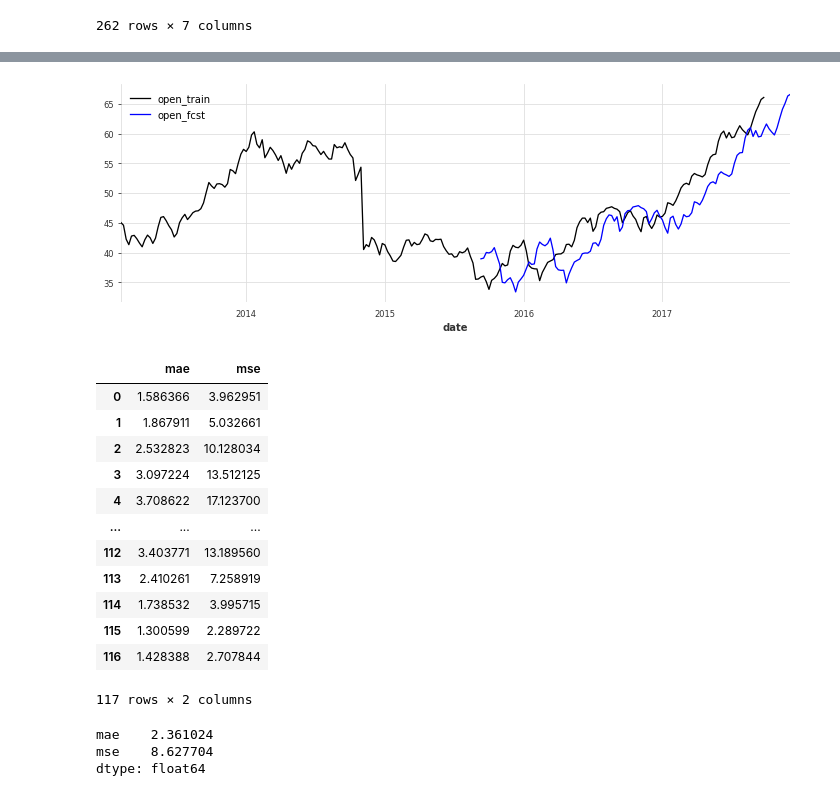
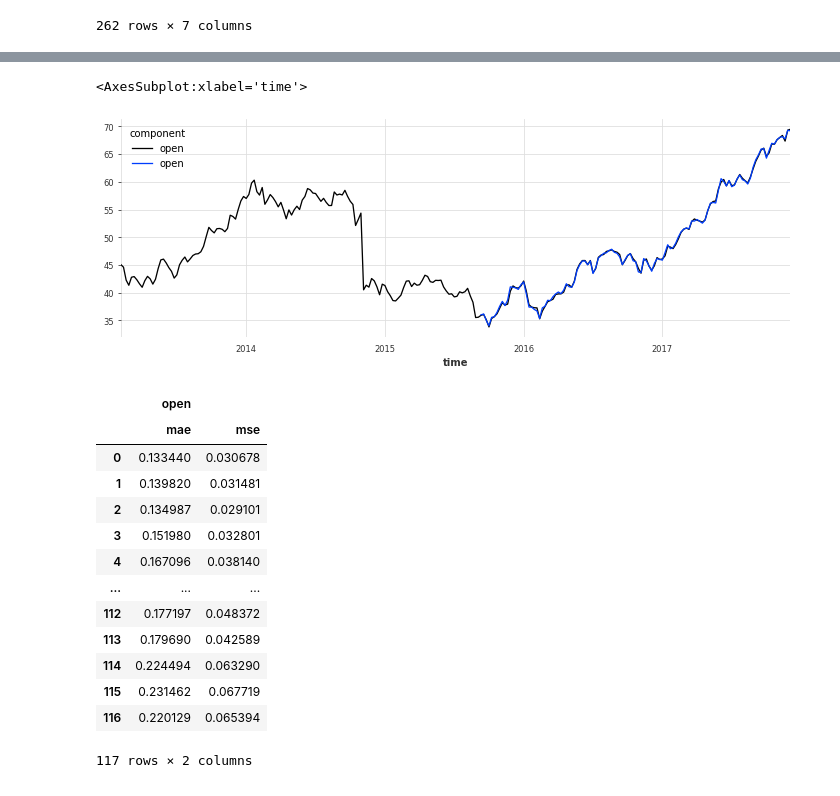
Before and after one commit to coldwhitewinters/tstools, a Jupyter notebook: notebook/tstools-playground-Copy1.ipynb, the cells around one changed output, grey strips where cells are left out. Cells and saved outputs as stored; diff of their text form; code cells hidden in the pictures.

Commit message:
Move functionality to base forecaster

```diff
--- a/notebook/tstools-playground-Copy1.ipynb
+++ b/notebook/tstools-playground-Copy1.ipynb
@@ -151,12 +170,17 @@ ts_test_exog = test.set_index("date").asfreq("W")["close"].copy()
 # %%
-#model = Naive(time_col="date", target_col="open", regressor_cols=None, freq="W")
-#model = Drift(time_col="date", target_col="open", regressor_cols=None, freq=None)
-#model = Mean(time_col="date", target_col="open", regressor_cols=None, freq=None)
-#model = ARIMA(time_col="date", target_col="open", regressor_cols=["close"], freq=None, order=(5, 1, 0))
-#model = ETS(time_col="date", target_col="open", regressor_cols=None, freq=None, trend="add", damped_trend=True)
-#model = AutoRegression(time_col="date", target_col="open", regressor_cols=None, freq=None, lags=5, trend="n")
-#model = AutoARIMA(time_col="date", target_col="open", regressor_cols=None, freq="W")
-model = VAR(time_col="date", target_col=["open", "volume", "close"], regressor_cols=["close"])
+#model = Naive(time_col="date", target_cols=["open"], regressor_cols=None, freq="W")
+#model = Drift(time_col="date", target_cols="open", regressor_cols=None, freq=None)
+#model = Mean(time_col="date", target_cols="open", regressor_cols=None, freq=None)
+model = ARIMA(time_col="date", target_cols=["open"], regressor_cols=["close"], freq=None, order=(5, 1, 0))
+#model = ETS(time_col="date", target_cols=["open"], regressor_cols=None, freq=None, trend="add", damped_trend=True)
+#model = AutoRegression(time_col="date", target_cols="open", regressor_cols=None, freq=None, lags=5, trend="n")
+#model = AutoARIMA(time_col="date", target_cols="open", regressor_cols=None, freq="W")
+#model = VAR(time_col="date", target_cols=["open", "volume"], regressor_cols=["close"])
+#model_alt = ARIMAm(time_col="date", target_cols=["open"], regressor_cols=None, order=(5, 1, 0))
+# %%
+#model_darts = ExponentialSmoothing(trend=ModelMode.ADDITIVE, damped=True, seasonal=SeasonalityMode.NONE)
+model_darts = arima_darts(p=5, d=1, q=0)
+#model_darts = NaiveSeasonal()
 # %%
 model.fit(train)
 # %% [output]
@@ -164,3 +188,5 @@ VAR(time_col='date', freq='W-SUN', regressor_cols=['close'], target_col=['open',
+# %%
+model_darts.fit(ts_train, cov_train)
 # %%
 future = model.get_future_dataframe(train, fh=10)
 future = future.merge(data[["date", "close"]], on="date")
@@ -193,0 +256,4 @@ hfcst = model.historical_forecasts(train, fh=10)
+# %%
+hfcst_darts = model_darts.historical_forecasts(ts_train, future_covariates=cov_train, forecast_horizon=10, last_points_only=False, verbose=True, overlap_end=False)
+hfcst_darts = [fcst.pd_dataframe() for fcst in hfcst_darts]
+hfcst_darts = hfcst_darts[1:]
@@ -196,26 +280,26 @@ hfcst_tail = pd.concat([fcst.tail(1) for fcst in hfcst]).reset_index(drop=True)
 # %%
-model.plot_fcst(hfcst_tail)
+hfcst_darts_tail = pd.concat([fcst.tail(1) for fcst in hfcst_darts])
+
+f, ax = plt.subplots()
+ts_train.pd_dataframe().plot(ax=ax)
+hfcst_darts_tail.plot(ax=ax)
 # %% [output]
+<AxesSubplot:xlabel='time'>
-[figure, old version]
+[figure, new version]
 # %%
-model.score_cv(train, hfcst, metrics=[mae, mse])
+model.score_cv(hfcst, train, metrics=[mae, mse])
 # %% [output]
+|  | open |  |
 |  | mae | mse |
-| 0 | 1.586366 | 3.962951 |
-| 1 | 1.867911 | 5.032661 |
-| 2 | 2.532823 | 10.128034 |
-| 3 | 3.097224 | 13.512125 |
-| 4 | 3.708622 | 17.123700 |
+| 0 | 0.133440 | 0.030678 |
+| 1 | 0.139820 | 0.031481 |
+| 2 | 0.134987 | 0.029101 |
+| 3 | 0.151980 | 0.032801 |
+| 4 | 0.167096 | 0.038140 |
 | ... | ... | ... |
-| 112 | 3.403771 | 13.189560 |
-| 113 | 2.410261 | 7.258919 |
-| 114 | 1.738532 | 3.995715 |
-| 115 | 1.300599 | 2.289722 |
-| 116 | 1.428388 | 2.707844 |
+| 112 | 0.177197 | 0.048372 |
+| 113 | 0.179690 | 0.042589 |
+| 114 | 0.224494 | 0.063290 |
+| 115 | 0.231462 | 0.067719 |
+| 116 | 0.220129 | 0.065394 |
 117 rows × 2 columns
-# %%
-model.score_cv(train, hfcst, metrics=[mae, mse], agg=np.mean)
-# %% [output]
-mae    2.361024
-mse    8.627704
-dtype: float64
```
Also changed, not shown: parts of 27 cells of this notebook, 3 other files.
